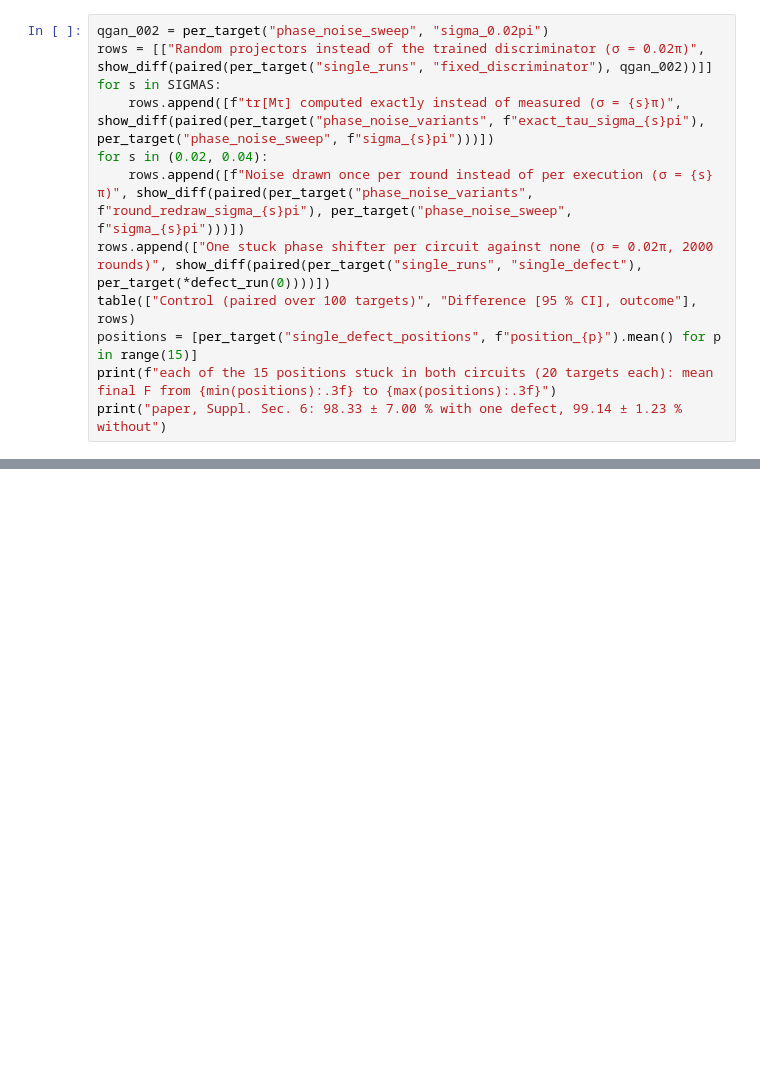
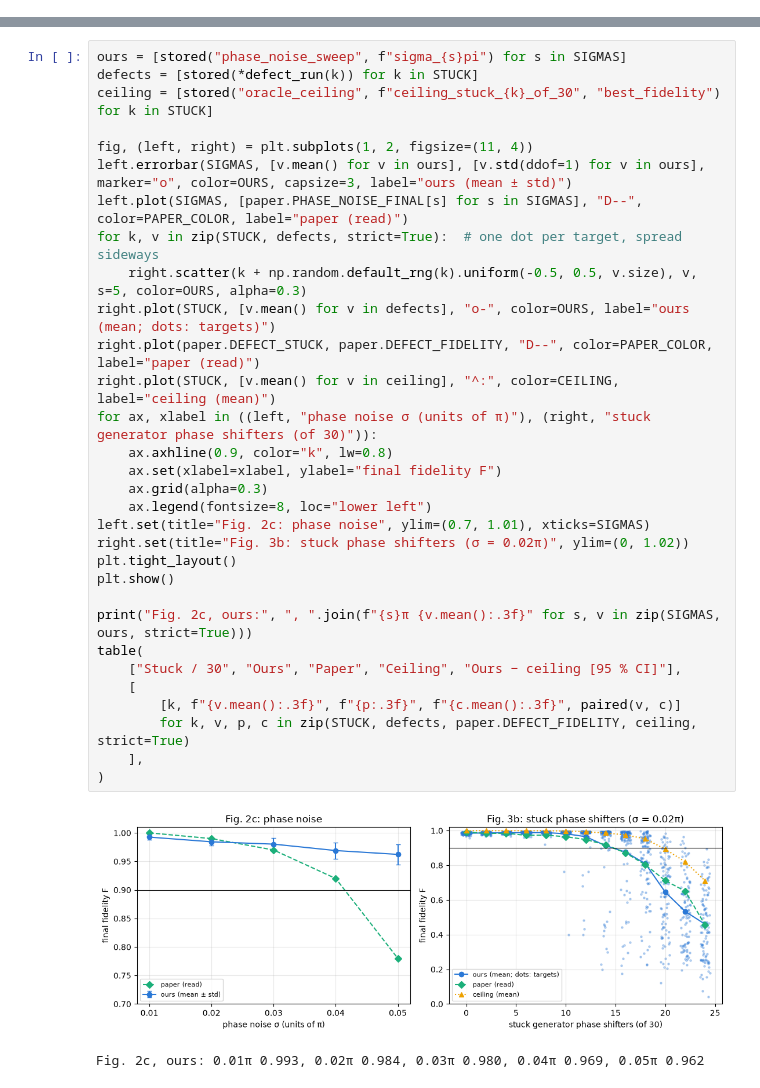
Before and after one commit to LambdaKet/reproduced_papers, a Jupyter notebook: papers/qgan_quantum_data_photonics/notebook.ipynb, the cells around one changed output, grey strips where cells are left out. Saved outputs shown, nothing was run; the diff lists cells and outputs as text; blank space fills up the shorter version.

```diff
--- a/papers/qgan_quantum_data_photonics/notebook.ipynb
+++ b/papers/qgan_quantum_data_photonics/notebook.ipynb
@@ -528,12 +0,0 @@ Three questions:
-# %%
-qgan_002 = per_target("phase_noise_sweep", "sigma_0.02pi")
-rows = [["Random projectors instead of the trained discriminator (σ = 0.02π)", show_diff(paired(per_target("single_runs", "fixed_discriminator"), qgan_002))]]
-for s in SIGMAS:
-    rows.append([f"tr[Mτ] computed exactly instead of measured (σ = {s}π)", show_diff(paired(per_target("phase_noise_variants", f"exact_tau_sigma_{s}pi"), per_target("phase_noise_sweep", f"sigma_{s}pi")))])
-for s in (0.02, 0.04):
-    rows.append([f"Noise drawn once per round instead of per execution (σ = {s}π)", show_diff(paired(per_target("phase_noise_variants", f"round_redraw_sigma_{s}pi"), per_target("phase_noise_sweep", f"sigma_{s}pi")))])
-rows.append(["One stuck phase shifter per circuit against none (σ = 0.02π, 2000 rounds)", show_diff(paired(per_target("single_runs", "single_defect"), per_target(*defect_run(0))))])
-table(["Control (paired over 100 targets)", "Difference [95 % CI], outcome"], rows)
-positions = [per_target("single_defect_positions", f"position_{p}").mean() for p in range(15)]
-print(f"each of the 15 positions stuck in both circuits (20 targets each): mean final F from {min(positions):.3f} to {max(positions):.3f}")
-print("paper, Suppl. Sec. 6: 98.33 ± 7.00 % with one defect, 99.14 ± 1.23 % without")
@@ -765,0 +163,34 @@ Notebook run time: 1.6 min
+# %%
+ours = [stored("phase_noise_sweep", f"sigma_{s}pi") for s in SIGMAS]
+defects = [stored(*defect_run(k)) for k in STUCK]
+ceiling = [stored("oracle_ceiling", f"ceiling_stuck_{k}_of_30", "best_fidelity") for k in STUCK]
+
+fig, (left, right) = plt.subplots(1, 2, figsize=(11, 4))
+left.errorbar(SIGMAS, [v.mean() for v in ours], [v.std(ddof=1) for v in ours], marker="o", color=OURS, capsize=3, label="ours (mean ± std)")
+left.plot(SIGMAS, [paper.PHASE_NOISE_FINAL[s] for s in SIGMAS], "D--", color=PAPER_COLOR, label="paper (read)")
+for k, v in zip(STUCK, defects, strict=True):  # one dot per target, spread sideways
+    right.scatter(k + np.random.default_rng(k).uniform(-0.5, 0.5, v.size), v, s=5, color=OURS, alpha=0.3)
+right.plot(STUCK, [v.mean() for v in defects], "o-", color=OURS, label="ours (mean; dots: targets)")
+right.plot(paper.DEFECT_STUCK, paper.DEFECT_FIDELITY, "D--", color=PAPER_COLOR, label="paper (read)")
+right.plot(STUCK, [v.mean() for v in ceiling], "^:", color=CEILING, label="ceiling (mean)")
+for ax, xlabel in ((left, "phase noise σ (units of π)"), (right, "stuck generator phase shifters (of 30)")):
+    ax.axhline(0.9, color="k", lw=0.8)
+    ax.set(xlabel=xlabel, ylabel="final fidelity F")
+    ax.grid(alpha=0.3)
+    ax.legend(fontsize=8, loc="lower left")
+left.set(title="Fig. 2c: phase noise", ylim=(0.7, 1.01), xticks=SIGMAS)
+right.set(title="Fig. 3b: stuck phase shifters (σ = 0.02π)", ylim=(0, 1.02))
+plt.tight_layout()
+plt.show()
+
+print("Fig. 2c, ours:", ", ".join(f"{s}π {v.mean():.3f}" for s, v in zip(SIGMAS, ours, strict=True)))
+table(
+    ["Stuck / 30", "Ours", "Paper", "Ceiling", "Ours − ceiling [95 % CI]"],
+    [
+        [k, f"{v.mean():.3f}", f"{p:.3f}", f"{c.mean():.3f}", paired(v, c)]
+        for k, v, p, c in zip(STUCK, defects, paper.DEFECT_FIDELITY, ceiling, strict=True)
+    ],
+)
+# %% [output]
+[figure, added]
+Fig. 2c, ours: 0.01π 0.993, 0.02π 0.984, 0.03π 0.980, 0.04π 0.969, 0.05π 0.962
```
Also changed, not shown: parts of 49 cells of this notebook, 41 other files.
